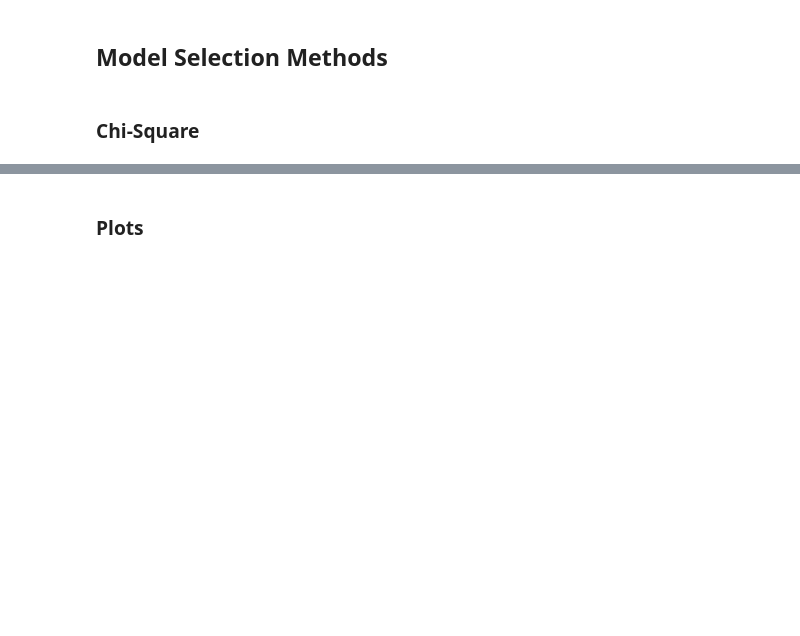
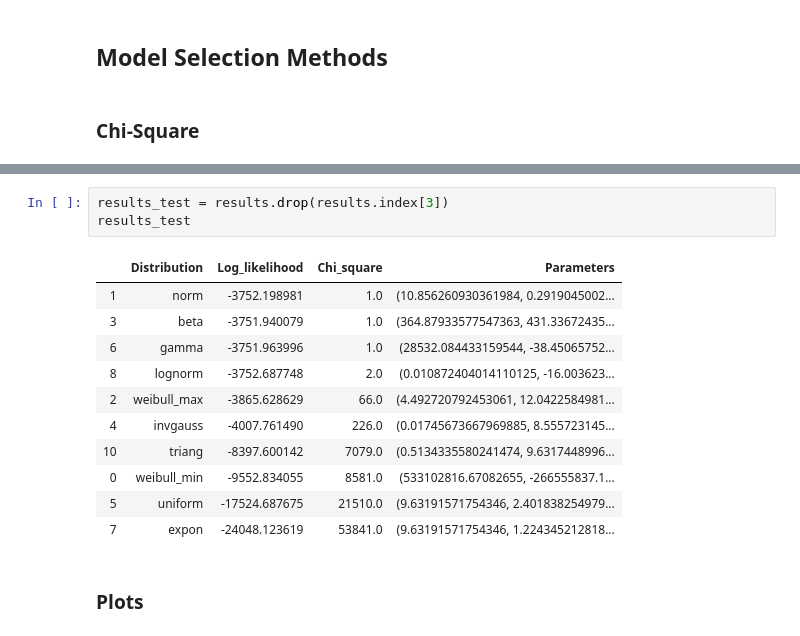
Before and after one commit to oriolgarrobe/Thesis, a Jupyter notebook: Max_likelihood.ipynb, the cells around one changed output, grey strips where cells are left out. Saved outputs shown, nothing was run; the diff lists cells and outputs as text; blank space fills up the shorter version.

```diff
--- a/Max_likelihood.ipynb
+++ b/Max_likelihood.ipynb
@@ -69,3 +69,18 @@ results
+# %%
+results_test = results.drop(results.index[3])
+results_test
+# %% [output]
+|  | Distribution | Log_likelihood | Chi_square | Parameters |
+| 1 | norm | -3752.198981 | 1.0 | (10.856260930361984, 0.2919045002... |
+| 3 | beta | -3751.940079 | 1.0 | (364.87933577547363, 431.33672435... |
+| 6 | gamma | -3751.963996 | 1.0 | (28532.084433159544, -38.45065752... |
+| 8 | lognorm | -3752.687748 | 2.0 | (0.010872404014110125, -16.003623... |
+| 2 | weibull_max | -3865.628629 | 66.0 | (4.492720792453061, 12.0422584981... |
+| 4 | invgauss | -4007.761490 | 226.0 | (0.01745673667969885, 8.555723145... |
+| 10 | triang | -8397.600142 | 7079.0 | (0.5134335580241474, 9.6317448996... |
+| 0 | weibull_min | -9552.834055 | 8581.0 | (533102816.67082655, -266555837.1... |
+| 5 | uniform | -17524.687675 | 21510.0 | (9.63191571754346, 2.401838254979... |
+| 7 | expon | -24048.123619 | 53841.0 | (9.63191571754346, 1.224345212818... |
 # %% [markdown]
 ### Plots
 # %%
```
Also changed, not shown: parts of 7 cells of this notebook, 12 other files.
